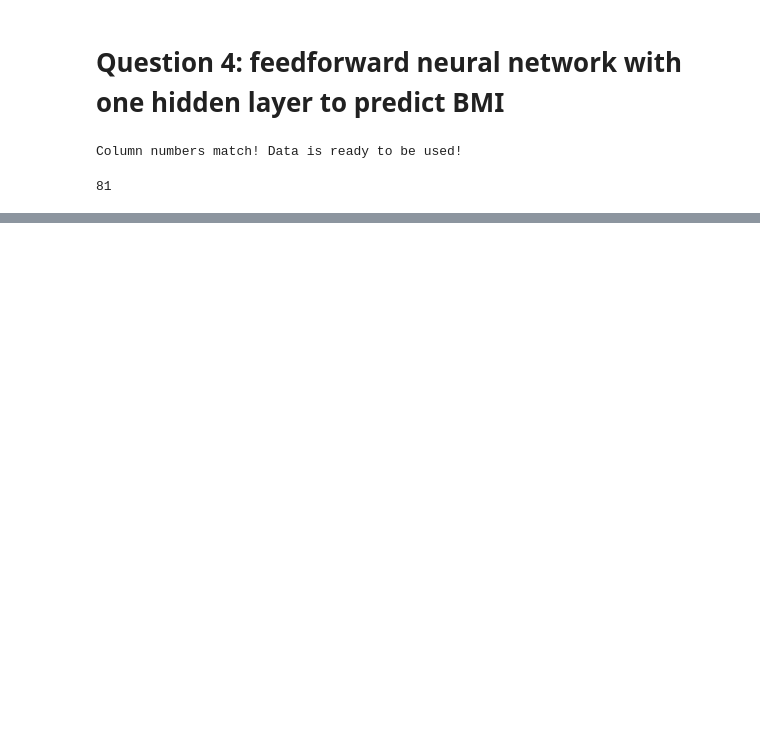
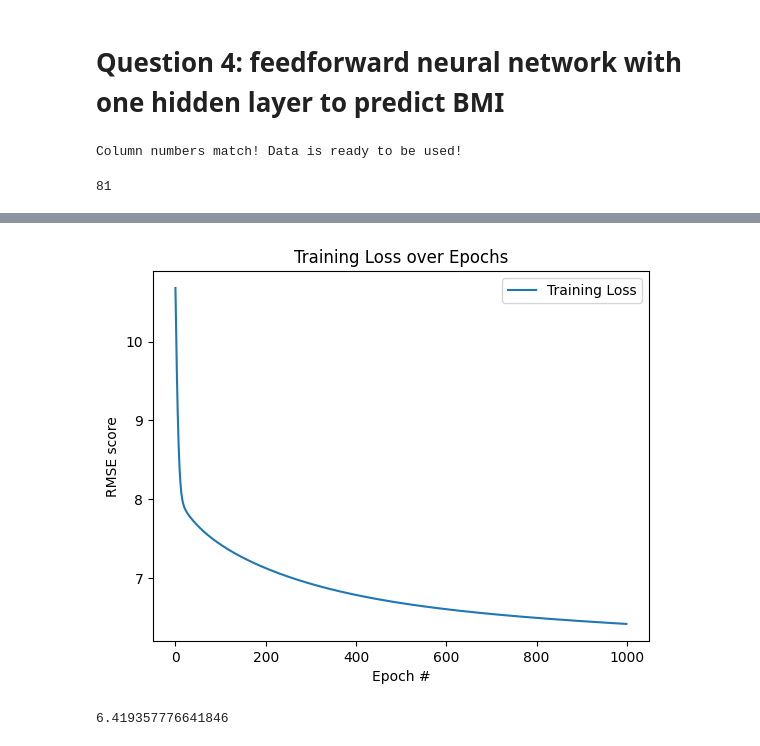
Before and after one commit to whykay-01/machine-learning, a Jupyter notebook: homeworks/hwk4/hwk4-working.ipynb, the cells around one changed output, grey strips where cells are left out. Drawn from its saved outputs; the diff is of its cells as text; code cells hidden in the pictures; blank space fills up the shorter version.

```diff
--- a/homeworks/hwk4/hwk4-working.ipynb
+++ b/homeworks/hwk4/hwk4-working.ipynb
@@ -676,0 +854,14 @@ ValueError: multi_class must be in ('ovo', 'ovr')
+# %%
+import matplotlib.pyplot as plt
+
+plt.plot(losses, label='Training Loss')
+plt.xlabel('Epoch #')
+plt.ylabel('RMSE score')
+plt.title('Training Loss over Epochs')
+plt.legend()
+plt.show()
+
+print(losses[-1])
+# %% [output]
+[figure, added]
+6.419357776641846
```
Also changed, not shown: parts of 16 cells of this notebook.
